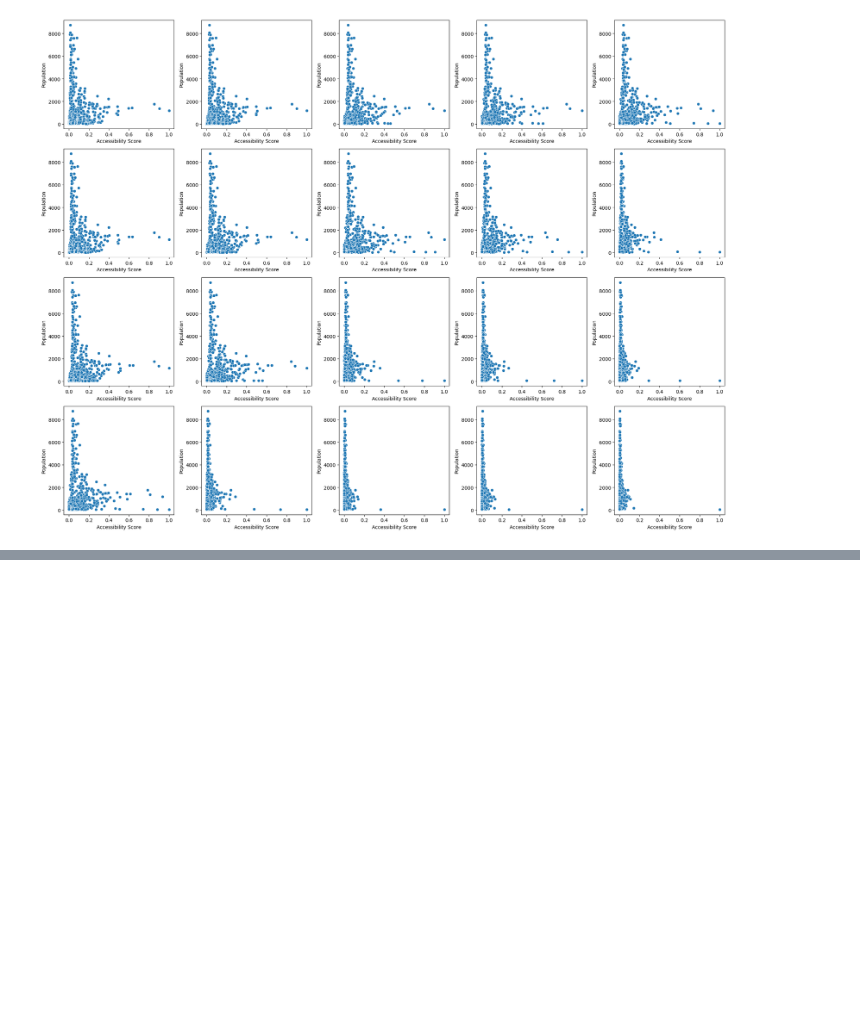
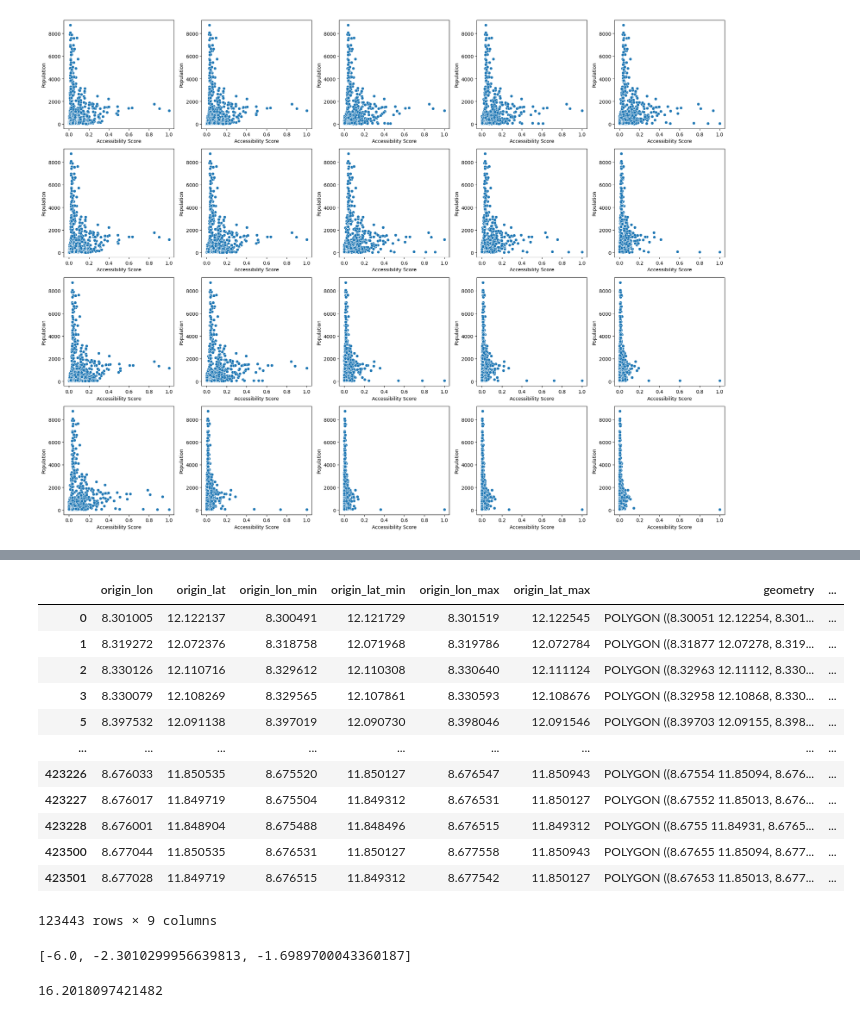
Before and after one commit to urbanbigdatacentre/ideamaps-models, a Jupyter notebook: models/emergency-maternal-care/scripts/Health_Care_Access_Kano_3_closet_EmOC.ipynb, the cells around one changed output, grey strips where cells are left out. Cells and saved outputs as stored; diff of their text form; code cells hidden in the pictures; blank space fills up the shorter version.

```diff
--- a/models/emergency-maternal-care/scripts/Health_Care_Access_Kano_3_closet_EmOC.ipynb
+++ b/models/emergency-maternal-care/scripts/Health_Care_Access_Kano_3_closet_EmOC.ipynb
@@ -739,0 +857,32 @@ plt.show()
+# %%
+# Save the results to a new GeoPackage file
+output_gpkg_path = data_outputs + 'emergency-maternal-care-deprivation-access.gpkg'
+results_grid.to_file(output_gpkg_path, layer='emergency-maternal-care-deprivation-access', driver='GPKG')
+
+# Save the results to a CSV file in the format required by the IDEAMAPS data ecosystem
+results_table = results_grid.drop(columns=['Accessibility_standard', 'grid_id', 'geometry'])
+results_table.to_csv(model_outputs + 'model-output.csv', index=False)
+# %%
+results_table
+# %% [output]
+|  | origin_lon | origin_lat | origin_lon_min | origin_lat_min | origin_lon_max | origin_lat_max | geometry | ... |
+| 0 | 8.301005 | 12.122137 | 8.300491 | 12.121729 | 8.301519 | 12.122545 | POLYGON ((8.30051 12.12254, 8.301... | ... |
+| 1 | 8.319272 | 12.072376 | 8.318758 | 12.071968 | 8.319786 | 12.072784 | POLYGON ((8.31877 12.07278, 8.319... | ... |
+| 2 | 8.330126 | 12.110716 | 8.329612 | 12.110308 | 8.330640 | 12.111124 | POLYGON ((8.32963 12.11112, 8.330... | ... |
+| 3 | 8.330079 | 12.108269 | 8.329565 | 12.107861 | 8.330593 | 12.108676 | POLYGON ((8.32958 12.10868, 8.330... | ... |
+| 5 | 8.397532 | 12.091138 | 8.397019 | 12.090730 | 8.398046 | 12.091546 | POLYGON ((8.39703 12.09155, 8.398... | ... |
+| ... | ... | ... | ... | ... | ... | ... | ... | ... |
+| 423226 | 8.676033 | 11.850535 | 8.675520 | 11.850127 | 8.676547 | 11.850943 | POLYGON ((8.67554 11.85094, 8.676... | ... |
+| 423227 | 8.676017 | 11.849719 | 8.675504 | 11.849312 | 8.676531 | 11.850127 | POLYGON ((8.67552 11.85013, 8.676... | ... |
+| 423228 | 8.676001 | 11.848904 | 8.675488 | 11.848496 | 8.676515 | 11.849312 | POLYGON ((8.6755 11.84931, 8.6765... | ... |
+| 423500 | 8.677044 | 11.850535 | 8.676531 | 11.850127 | 8.677558 | 11.850943 | POLYGON ((8.67655 11.85094, 8.677... | ... |
+| 423501 | 8.677028 | 11.849719 | 8.676515 | 11.849312 | 8.677542 | 11.850127 | POLYGON ((8.67653 11.85013, 8.677... | ... |
+123443 rows × 9 columns
+# %%
+[math.log10(0.000001), math.log10(0.005), math.log10(0.02)]
+# %% [output]
+[-6.0, -2.3010299956639813, -1.6989700043360187]
+# %%
+20000 / len(results_table) * 100
+# %% [output]
+16.2018097421482
```
Also changed, not shown: parts of 18 cells of this notebook, 2 other files.
